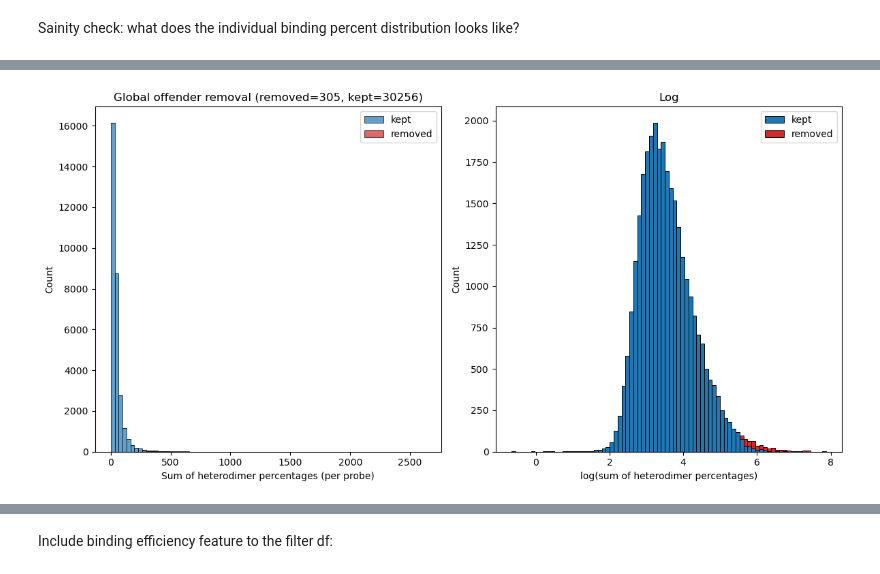
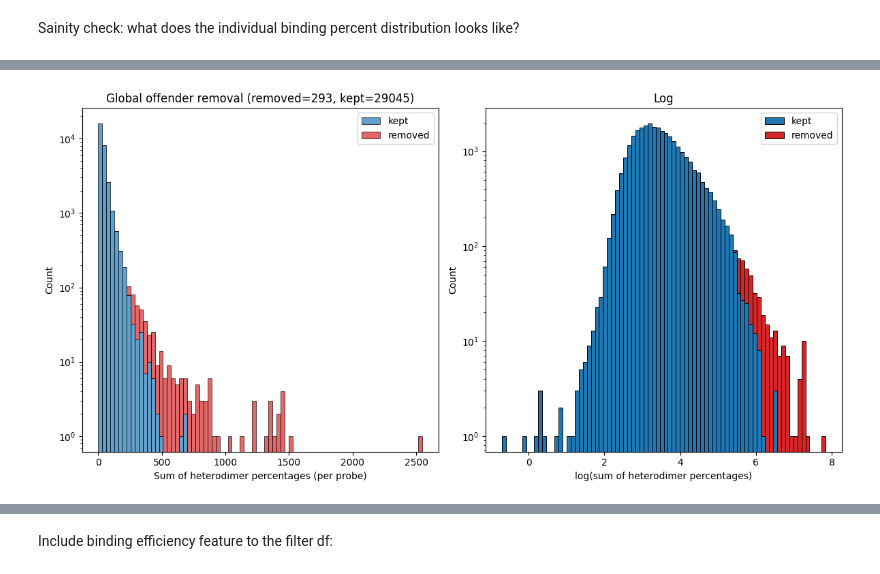
Before and after one commit to cici-xingyu-zheng/receptor_probe_filtering, a Jupyter notebook: filtering_all.ipynb, the cells around one changed output, grey strips where cells are left out. Saved outputs shown, nothing was run; the diff lists cells and outputs as text; code cells hidden in the pictures.

```diff
--- a/filtering_all.ipynb
+++ b/filtering_all.ipynb
@@ -28,0 +29,7 @@ Number of genes with less than 10 probes: 49
+# %%
+annot_df  = pd.read_csv(f'{data_folder}/olfr_consensus_cds_3utr_annotations.csv')
+blast_df = pd.read_csv(f"{data_folder}/Olfrs_monahan_BLAST_Tm_results_2025_09_18.csv")
+
+melting5_off_target_probes = blast_df[(blast_df["valid_probe_melting"]==True) & (blast_df["gene"]!=blast_df["blast_target"])]["query"].unique()
+probe_df = probe_df[~probe_df["padlock_name"].isin(melting5_off_target_probes)]
+less_than_10_df_before = less_than_10_check(probe_df)
@@ -50,15 +81,21 @@ df_block = pd.DataFrame(block_obj)
 # mapping names to indices
 name_to_idx = {n: i for i, n in enumerate(names)}
 
-ns = np.array([name_to_idx[ix] for ix in df_block.index], dtype=int)
+# Determine which of the block rows/cols exist in current names
+block_names = np.array(df_block.index, dtype=object)
+block_in_current = [n for n in block_names if n in name_to_idx]
+if len(block_in_current) > 0:
+    ns = np.array([name_to_idx[n] for n in block_in_current], dtype=int)
 
-rows_block = df_block # shape (n, N)
-cols_block = rows_block.T # shape (N, n)
+    # Subset the block to existing rows/cols in current matrix
+    rows_block = df_block.loc[block_in_current, names]  # shape (n, N_current)
+    cols_block = rows_block.T                            # shape (N_current, n)
 
-# Update rows
-P[ns, :] = rows_block
-# Update columns
-P[:, ns] = cols_block
+    # Update rows and columns symmetrically
+    P[ns, :] = rows_block.to_numpy()
+    P[:, ns] = cols_block.to_numpy()
+else:
+    print("No Olfr1111/Olfr657 entries present in current filtered set; skipping block update.")
 # %%
 # Initialize dataframe to hold filtering features, just for placeholding:
 filter_raw_df = pd.DataFrame(
@@ -131,34 +169,36 @@ sum_before = sum_frac
 sum_after  = sum_frac[keep_mask_hetero_offenders]
 
 fig, ax = plt.subplots(ncols=2, nrows=1, figsize=(12, 6))
 ax[0].hist([sum_after, sum_before[~keep_mask_hetero_offenders]],
            bins=80, stacked=True, label=["kept", "removed"],
            edgecolor="black", linewidth=0.7, alpha=0.7, color=["C0","C3"])
 ax[0].set_xlabel("Sum of heterodimer percentages (per probe)")
 ax[0].legend()
+ax[0].set_yscale("log")
 ax[0].set_ylabel("Count")
 ax[0].set_title(f"Global offender removal (removed={(~keep_mask_hetero_offenders).sum()}, kept={keep_mask_hetero_offenders.sum()})")
 ax[0].legend()
 
 sum_before = P.sum(axis=1)                    # per-probe sums on full matrix
 log_before = np.log(sum_before + eps)
 
 log_before_kept    = log_before[keep_mask_hetero_offenders]
 log_before_removed = log_before[~keep_mask_hetero_offenders]
 
 ax[1].hist([log_before_kept, log_before_removed],
            bins=80, stacked=True,
            edgecolor="black", linewidth=0.7,
            label=["kept", "removed"],
            color=["C0","C3"])
 ax[1].set_xlabel("log(sum of heterodimer percentages)")
 ax[1].set_ylabel("Count")
 ax[1].set_title(f"Log")
+ax[1].set_yscale("log")
 ax[1].legend()
 plt.tight_layout()
 plt.show()
 # %% [output]
-[figure, old version]
+[figure, new version]
 # %%
 plt.figure(figsize=(6,4))
 plt.plot(log_df["iter"], log_df["sum_before"], lw=1.5)
```
Also changed, not shown: parts of 30 cells of this notebook, 3 other files.
